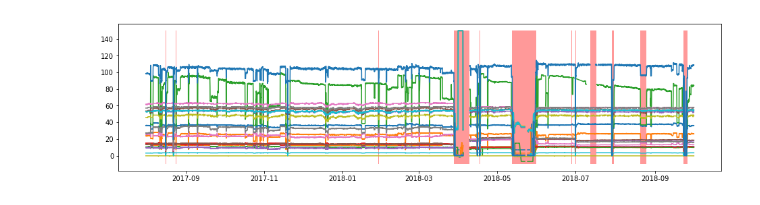
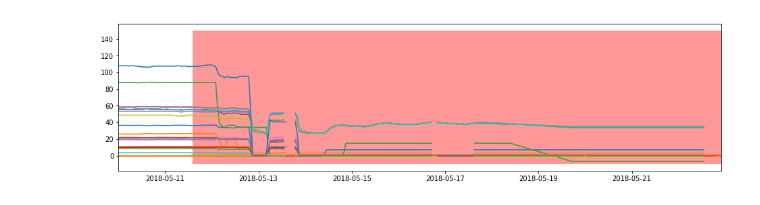
Before and after one commit to AnastasiiaKarliuk/Prediction-Maintenance, a Jupyter notebook: anomaly.ipynb, the cells around one changed output. Cells and saved outputs as stored; diff of their text form; code cells hidden in the pictures.

```diff
--- a/anomaly.ipynb
+++ b/anomaly.ipynb
@@ -69,8 +69,8 @@ for i in range(len(s)):
 # %%
 plt.figure(figsize=(16,4))
 plt.plot(data[:,0], data[:,1:])
 plt.fill_between(data[:,0],-10, 150, where= y==1, facecolor='red', alpha=0.4)
-# plt.xlim(datetime(2018,7,17,0,0), datetime(2018,7,22,22,0))
+plt.xlim(datetime(2018,5,10,0,0), datetime(2018,5,22,22,0))
 plt.show()
 # %% [output]
-[figure, old version]
+[figure, new version]
```
Also changed, not shown: 3 other files.
